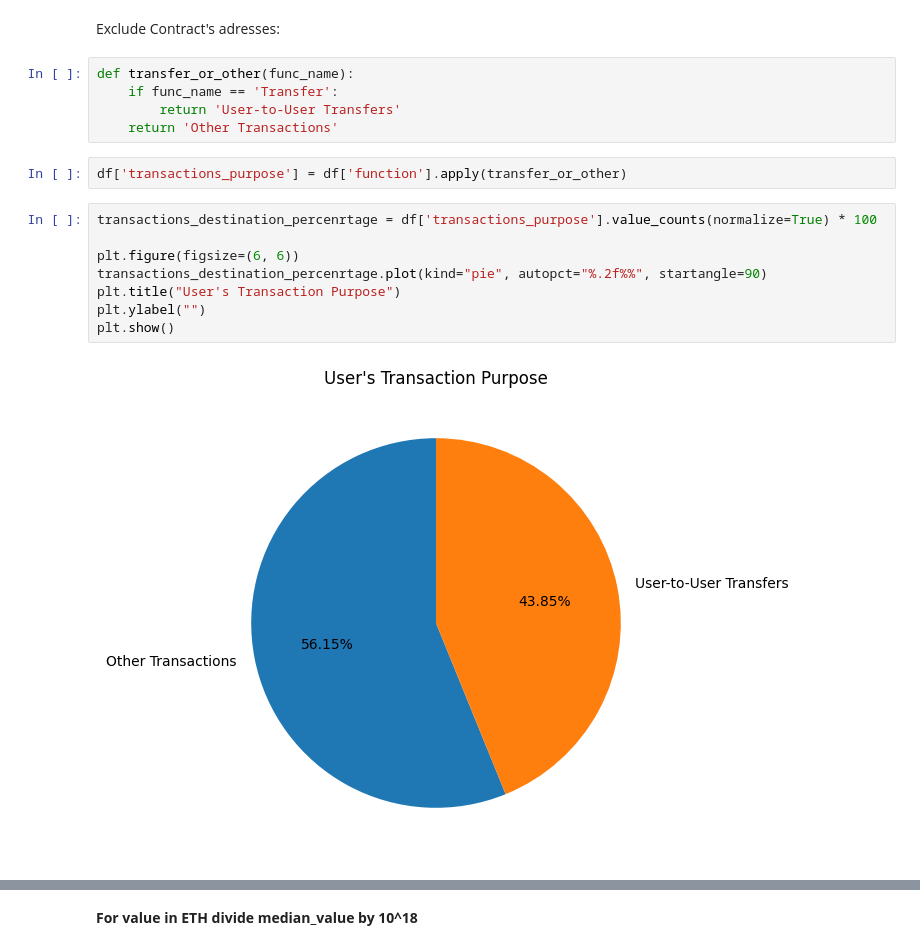
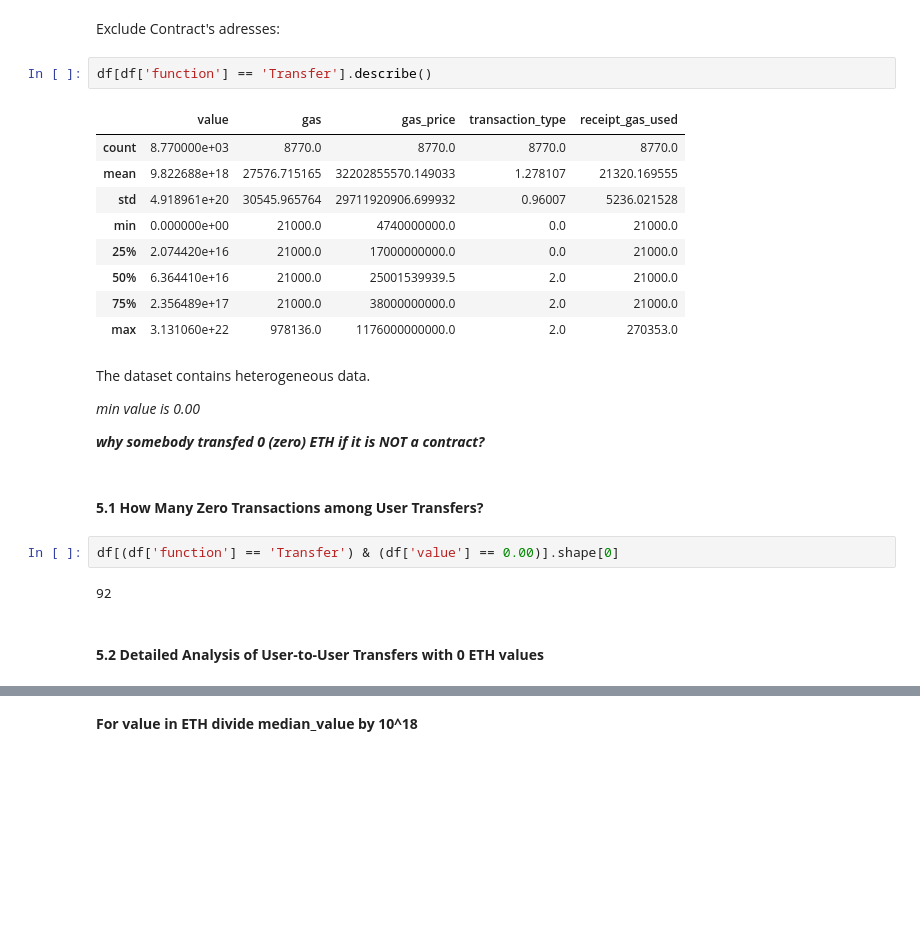
Before and after one commit to diachkina/blockchain_ethereum_project, a Jupyter notebook: ethereum_analysis.ipynb, the cells around one changed output, grey strips where cells are left out. Drawn from its saved outputs; the diff is of its cells as text; blank space fills up the shorter version.

```diff
--- a/ethereum_analysis.ipynb
+++ b/ethereum_analysis.ipynb
@@ -159,20 +163,29 @@ It can be suggested that excluding 87770 Transfers are between wallets, other tr
 ### **5. Analisis of the User's First Transactions Purposes**
 # %% [markdown]
 Exclude Contract's adresses:
-# %%
-def transfer_or_other(func_name):
-    if func_name == 'Transfer':
-        return 'User-to-User Transfers'
-    return 'Other Transactions'
-# %%
-df['transactions_purpose'] = df['function'].apply(transfer_or_other)
-# %%
-transactions_destination_percenrtage = df['transactions_purpose'].value_counts(normalize=True) * 100
-
-plt.figure(figsize=(6, 6))
-transactions_destination_percenrtage.plot(kind="pie", autopct="%.2f%%", startangle=90)
-plt.title("User's Transaction Purpose")
-plt.ylabel("")
-plt.show()
-# %% [output]
-[figure, removed]
+# %%
+df[df['function'] == 'Transfer'].describe()
+# %% [output]
+|  | value | gas | gas_price | transaction_type | receipt_gas_used |
+| count | 8.770000e+03 | 8770.0 | 8770.0 | 8770.0 | 8770.0 |
+| mean | 9.822688e+18 | 27576.715165 | 32202855570.149033 | 1.278107 | 21320.169555 |
+| std | 4.918961e+20 | 30545.965764 | 29711920906.699932 | 0.96007 | 5236.021528 |
+| min | 0.000000e+00 | 21000.0 | 4740000000.0 | 0.0 | 21000.0 |
+| 25% | 2.074420e+16 | 21000.0 | 17000000000.0 | 0.0 | 21000.0 |
+| 50% | 6.364410e+16 | 21000.0 | 25001539939.5 | 2.0 | 21000.0 |
+| 75% | 2.356489e+17 | 21000.0 | 38000000000.0 | 2.0 | 21000.0 |
+| max | 3.131060e+22 | 978136.0 | 1176000000000.0 | 2.0 | 270353.0 |
+# %% [markdown]
+The dataset contains heterogeneous data.
+
+*min value is 0.00*
+
+***why somebody transfed 0 (zero) ETH if it is NOT a contract?***
+# %% [markdown]
+#### **5.1 How Many Zero Transactions among User Transfers?**
+# %%
+df[(df['function'] == 'Transfer') & (df['value'] == 0.00)].shape[0]
+# %% [output]
+92
+# %% [markdown]
+#### **5.2 Detailed Analysis of User-to-User Transfers with 0 ETH values**
```
Also changed, not shown: parts of 26 cells of this notebook.
